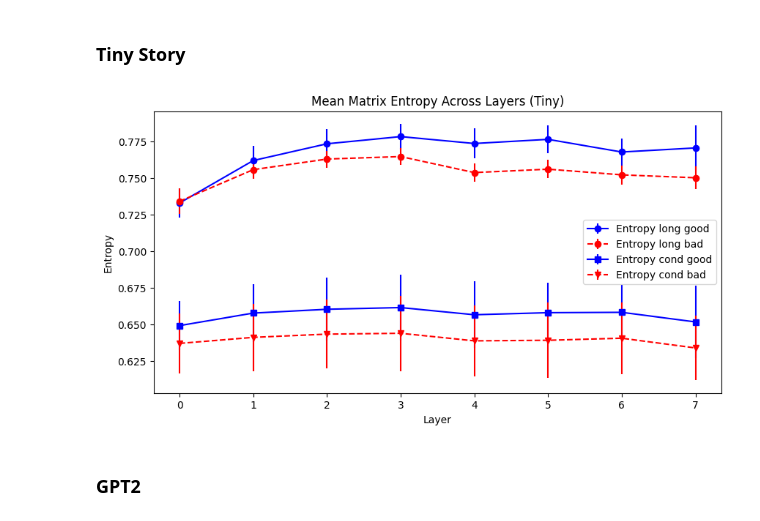
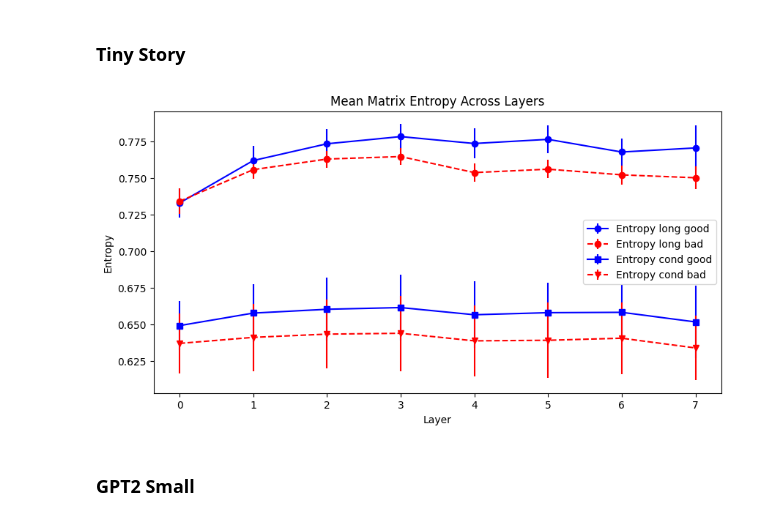
Before and after one commit to YichongLiang/Exploring-Matrix-Entropy-Across-LLM-Layers, a Jupyter notebook: main.ipynb, the cells around one changed output. Cells and saved outputs as stored; diff of their text form; code cells hidden in the pictures.

```diff
--- a/main.ipynb
+++ b/main.ipynb
@@ -310,27 +310,50 @@ Entropy_Tiny_bad_long_mean, Entropy_Tiny_bad_long_std = entropy_cal_dataset(stor
 # %%
 Entropy_Tiny_good_cond_mean, Entropy_Tiny_good_cond_std = entropy_cal_dataset(stories_good_cond,MODEL1)
 Entropy_Tiny_bad_cond_mean, Entropy_Tiny_bad_cond_std = entropy_cal_dataset(stories_bad_cond,MODEL1)
+# %%
+def plot_across_layers (
+    Entropy_one_mean,
+    Entropy_one_std,
+    Entropy_sec_mean,
+    Entropy_sec_std,
+    Entropy_thr_mean,
+    Entropy_thr_std,
+    Entropy_fo_mean,
+    Entropy_fo_std,
+):
+
+    x_values = list(range(len(Entropy_one_mean)))
+
+    plt.figure(figsize=(10, 5))
+    plt.errorbar(x_values, Entropy_one_mean, yerr=Entropy_one_std, marker='o', linestyle='-', color='b', label='Entropy long good')
+    plt.errorbar(x_values, Entropy_sec_mean, yerr=Entropy_sec_std, marker='o', linestyle='--', color='r', label='Entropy long bad')
+
+    plt.errorbar(x_values, Entropy_thr_mean, yerr=Entropy_thr_std, marker='s', linestyle='-', color='b', label='Entropy cond good')
+    plt.errorbar(x_values, Entropy_fo_mean, yerr=Entropy_fo_std, marker='v', linestyle='--', color='r', label='Entropy cond bad')
+    plt.legend()
+    plt.title('Mean Matrix Entropy Across Layers')
+    plt.xlabel('Layer')
+    plt.ylabel('Entropy')
+    plt.grid(False)
+    plt.xticks(x_values)
+    plt.show()
 # %% [markdown]
 ## Mean Matrix Entropy Across Layers for 10 prompts
 # %% [markdown]
 ### Tiny Story
-# %%
-x_values = list(range(len(Entropy_Tiny_good_long_mean)))
-
-plt.figure(figsize=(10, 5))
-plt.errorbar(x_values, Entropy_Tiny_good_long_mean, yerr=Entropy_Tiny_good_long_std, marker='o', linestyle='-', color='b', label='Entropy long good')
-plt.errorbar(x_values, Entropy_Tiny_bad_long_mean, yerr=Entropy_Tiny_bad_long_std, marker='o', linestyle='--', color='r', label='Entropy long bad')
-
-plt.errorbar(x_values, Entropy_Tiny_good_cond_mean, yerr=Entropy_Tiny_good_cond_std, marker='s', linestyle='-', color='b', label='Entropy cond good')
-plt.errorbar(x_values, Entropy_Tiny_bad_cond_mean, yerr=Entropy_Tiny_bad_cond_std, marker='v', linestyle='--', color='r', label='Entropy cond bad')
-plt.legend()
-plt.title('Mean Matrix Entropy Across Layers (Tiny)')
-plt.xlabel('Layer')
-plt.ylabel('Entropy')
-plt.grid(False)
-plt.xticks(x_values)
-plt.show()
-# %% [output]
-[figure, removed]
+# %%
+
+plot_across_layers(
+    Entropy_Tiny_good_long_mean,
+    Entropy_Tiny_good_long_std,
+    Entropy_Tiny_bad_long_mean,
+    Entropy_Tiny_bad_long_std,
+    Entropy_Tiny_good_cond_mean,
+    Entropy_Tiny_good_cond_std,
+    Entropy_Tiny_bad_cond_mean,
+    Entropy_Tiny_bad_cond_std
+)
+# %% [output]
+[figure, added]
 # %% [markdown]
-### GPT2
+### GPT2 Small
```
Also changed, not shown: parts of 8 cells of this notebook.
